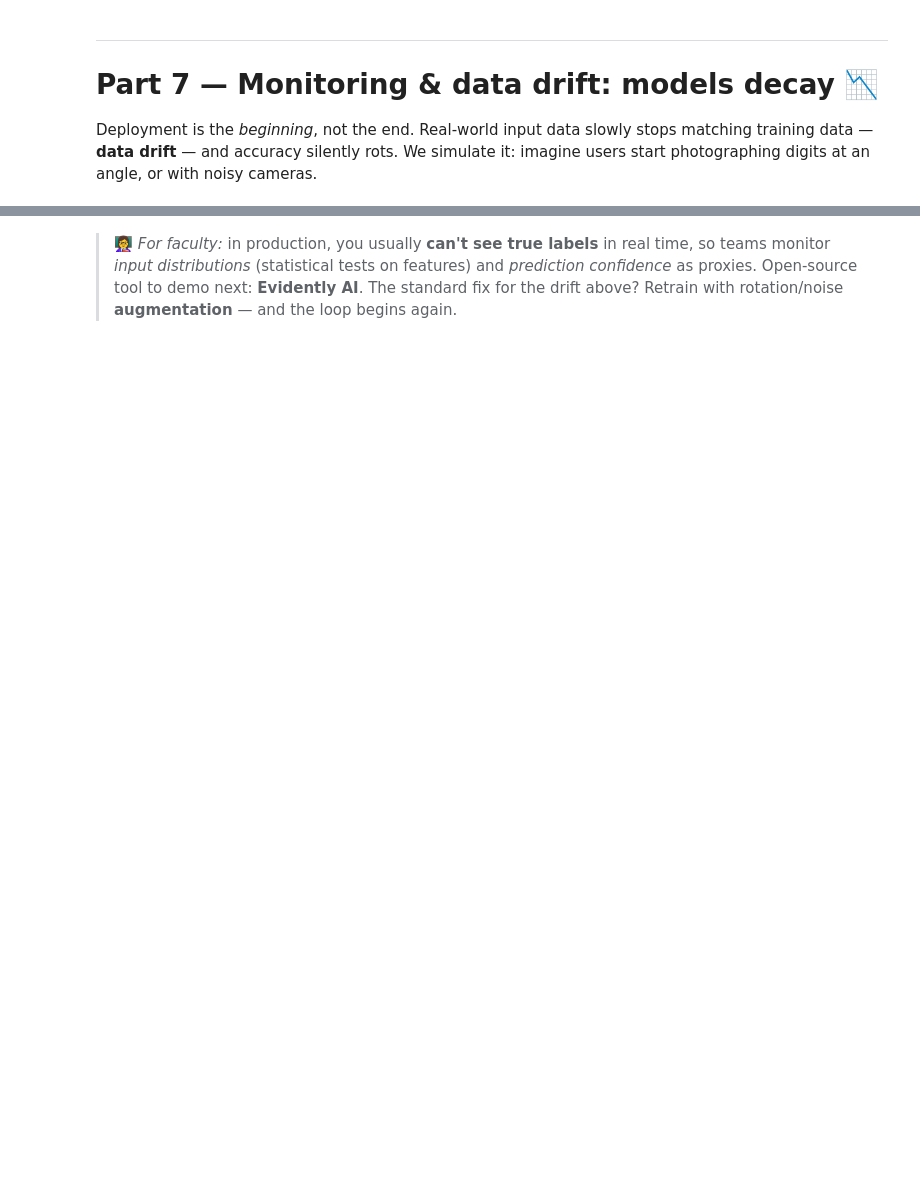
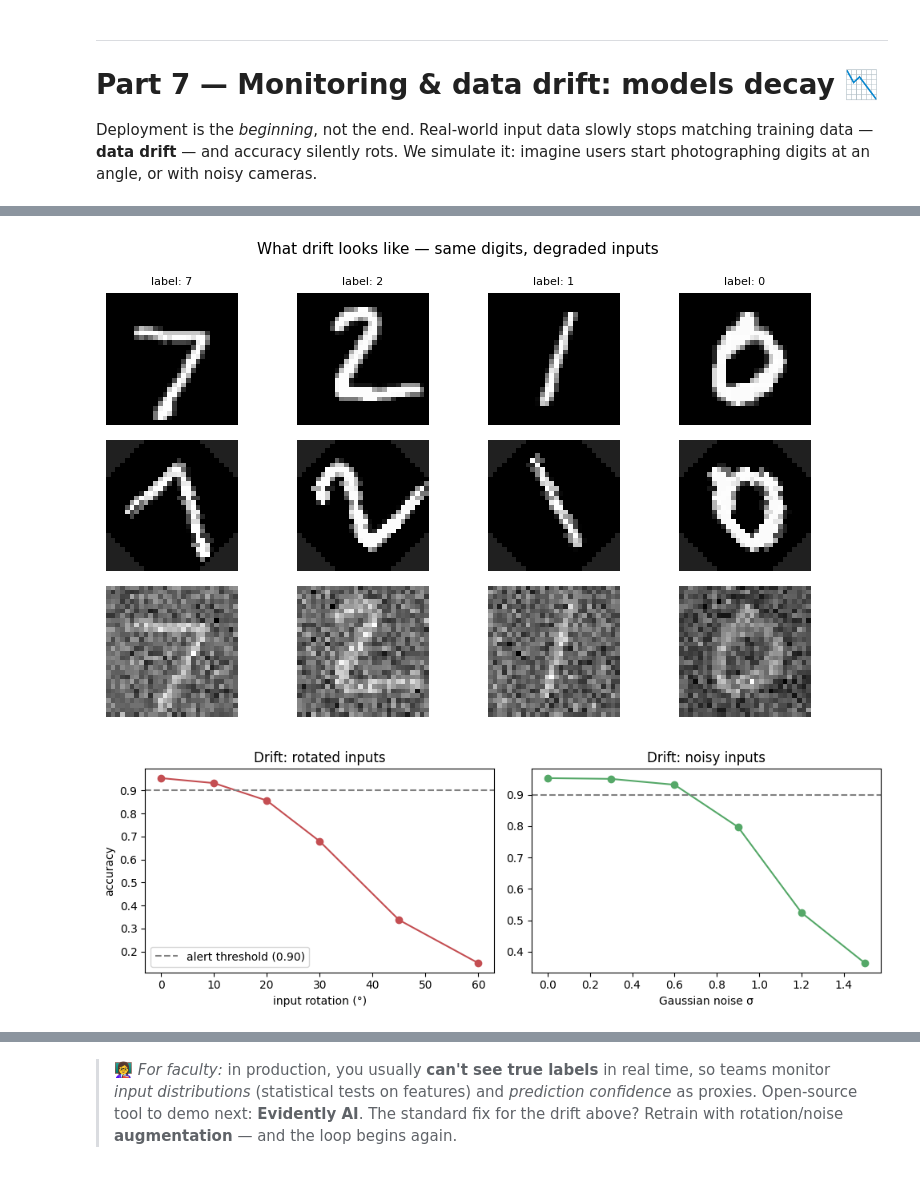
Before and after one commit to kumarsirish/FDP-MLOPS, a Jupyter notebook: MLOps_MNIST_CNN_DEMO.ipynb, the cells around one changed output, grey strips where cells are left out. Cells and saved outputs as stored; diff of their text form; code cells hidden in the pictures; blank space fills up the shorter version.

```diff
--- a/MLOps_MNIST_CNN_DEMO.ipynb
+++ b/MLOps_MNIST_CNN_DEMO.ipynb
@@ -532,0 +494,80 @@ else:
+# %%
+import torchvision.transforms.functional as TF
+
+# Evaluates model accuracy under simulated drift conditions:
+# angle → rotates every image by that many degrees (simulates tilted camera)
+# noise → adds random Gaussian noise to every pixel (simulates noisy camera)
+@torch.no_grad()
+def evaluate_under_drift(model, loader, angle=0.0, noise=0.0):
+    model.eval()
+    correct = 0
+    for x, y in loader:
+        x, y = x.to(DEVICE), y.to(DEVICE)
+        if angle:
+            x = TF.rotate(x, angle)           # rotate all images in the batch
+        if noise:
+            x = x + noise * torch.randn_like(x)  # add random pixel noise
+        correct += (model(x).argmax(dim=1) == y).sum().item()
+    return correct / len(loader.dataset)
+
+# --- visualise what drifted inputs actually look like ---
+# Pick 4 sample digits and show them original / rotated / noisy side by side
+sample_imgs = torch.stack([test_ds[i][0] for i in range(4)])  # 4 clean images
+sample_labels = [test_ds[i][1] for i in range(4)]
+
+fig, axes = plt.subplots(3, 4, figsize=(8, 5))
+fig.suptitle("What drift looks like — same digits, degraded inputs", fontsize=11)
+for col in range(4):
+    img = sample_imgs[col]
+    # Row 0: original clean image
+    axes[0, col].imshow(img.squeeze(), cmap="gray")
+    axes[0, col].set_title(f"label: {sample_labels[col]}", fontsize=8)
+    axes[0, col].axis("off")
+    # Row 1: rotated 45 degrees
+    rotated = TF.rotate(img.unsqueeze(0), angle=45).squeeze()
+    axes[1, col].imshow(rotated, cmap="gray")
+    axes[1, col].axis("off")
+    # Row 2: heavy Gaussian noise (σ=1.2)
+    noisy = (img + 1.2 * torch.randn_like(img)).squeeze()
+    axes[2, col].imshow(noisy, cmap="gray")
+    axes[2, col].axis("off")
+
+axes[0, 0].set_ylabel("Original", fontsize=8)
+axes[1, 0].set_ylabel("Rotated 45°", fontsize=8)
+axes[2, 0].set_ylabel("Noisy σ=1.2", fontsize=8)
+plt.tight_layout()
+plt.show()
+
+# --- sweep across rotation angles and noise levels to measure accuracy drop ---
+angles = [0, 10, 20, 30, 45, 60]
+noises = [0.0, 0.3, 0.6, 0.9, 1.2, 1.5]
+acc_rot   = [evaluate_under_drift(prod_model, test_loader, angle=a) for a in angles]
+acc_noise = [evaluate_under_drift(prod_model, test_loader, noise=n) for n in noises]
+
+# Log the monitoring results to MLflow — monitoring IS part of the lifecycle
+with mlflow.start_run(run_name="production-monitoring"):
+    for a, acc in zip(angles, acc_rot):
+        mlflow.log_metric("accuracy_vs_rotation", acc, step=a)
+
+# Plot accuracy vs. rotation and noise to see where the model breaks down
+plt.figure(figsize=(10, 3.5))
+plt.subplot(1, 2, 1)
+plt.plot(angles, acc_rot, "o-", color="#C44E52")
+plt.axhline(0.90, ls="--", color="gray", label="alert threshold (0.90)")
+plt.xlabel("input rotation (°)"); plt.ylabel("accuracy"); plt.title("Drift: rotated inputs"); plt.legend()
+plt.subplot(1, 2, 2)
+plt.plot(noises, acc_noise, "o-", color="#55A868")
+plt.axhline(0.90, ls="--", color="gray")
+plt.xlabel("Gaussian noise σ"); plt.title("Drift: noisy inputs")
+plt.tight_layout(); plt.show()
+
+# Trigger a retraining alert if any condition pushes accuracy below the threshold
+ALERT = 0.90
+worst = min(acc_rot + acc_noise)
+if worst < ALERT:
+    print(f"🚨 DRIFT ALERT: accuracy fell to {worst:.3f} < {ALERT} → trigger RETRAINING pipeline")
+else:
+    print("✅ Model healthy under tested conditions")
+# %% [output]
+[figure, added]
+[figure, added]
```
Also changed, not shown: parts of 18 cells of this notebook.
